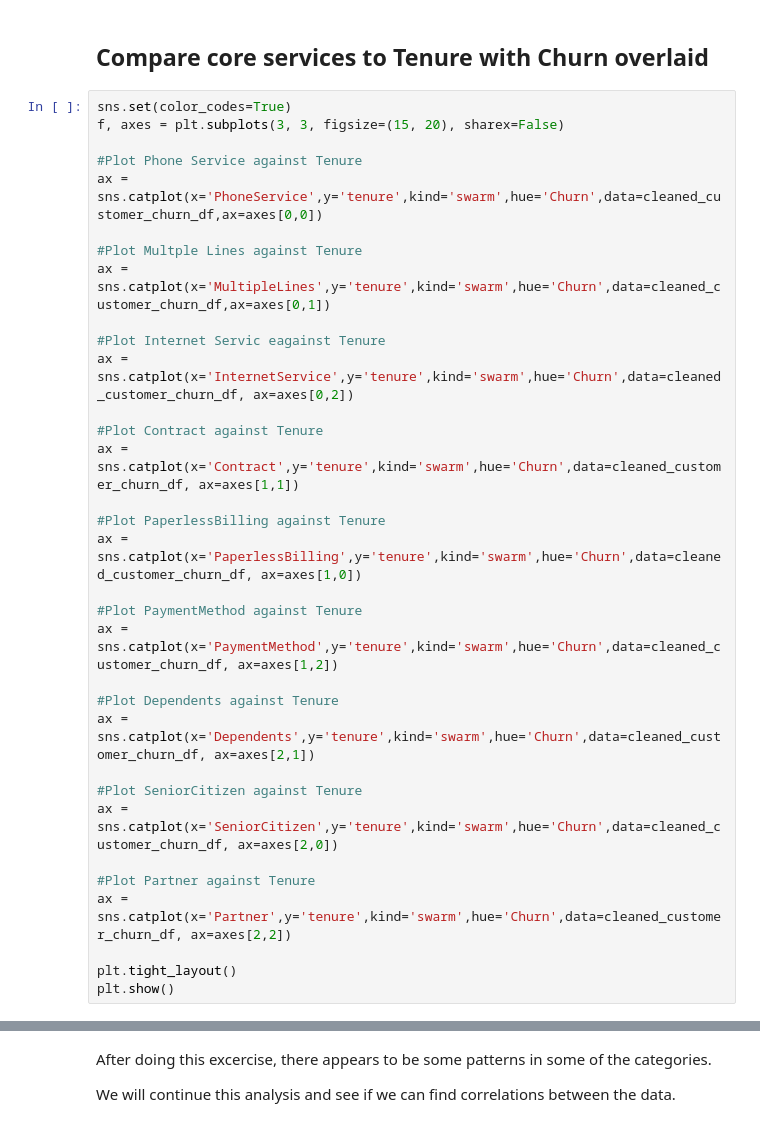
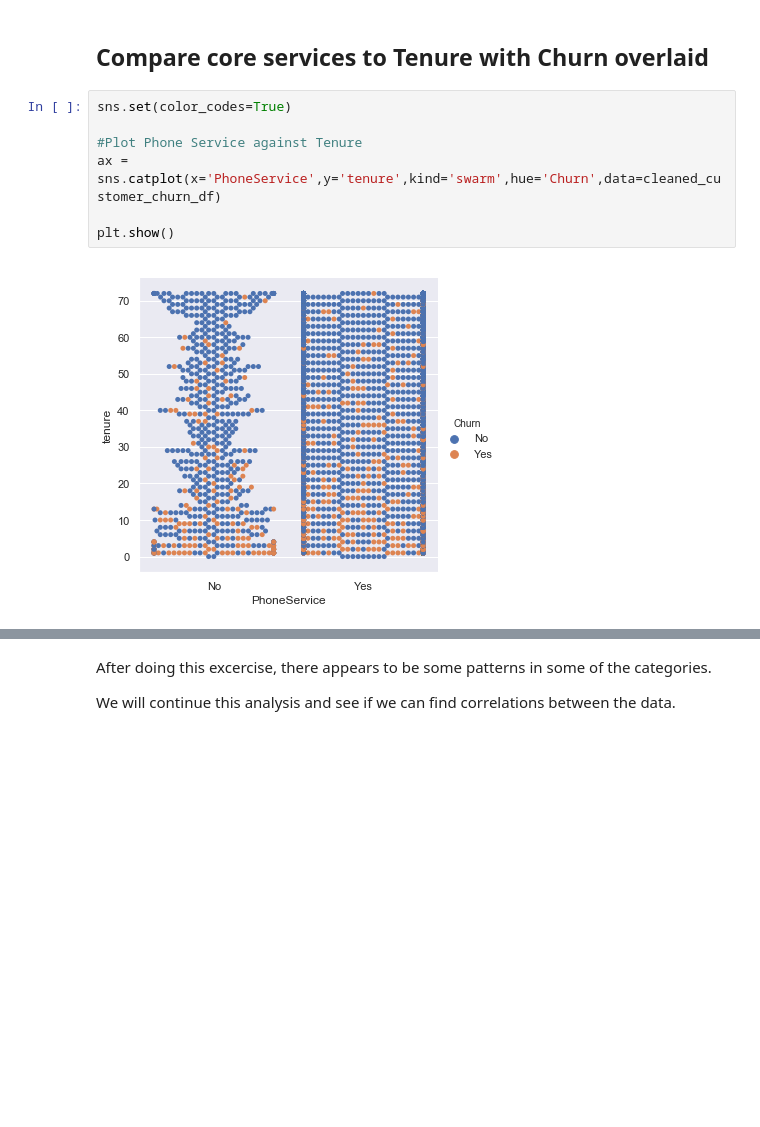
Before and after one commit to DeadBigRedDog/Customer-Churn-Data-Science-Project, a Jupyter notebook: CP1-2 - Customer Churn - Story Telling.ipynb, the cells around one changed output, grey strips where cells are left out. Drawn from its saved outputs; the diff is of its cells as text; blank space fills up the shorter version.

Commit message:
Broke out each churn comparison and added notes.

```diff
--- a/CP1-2 - Customer Churn - Story Telling.ipynb
+++ b/CP1-2 - Customer Churn - Story Telling.ipynb
@@ -151,36 +166,12 @@ plt.show()
 <p>There are some areas that have higher Tenure rates than others.  I think we need to take this a step further and add in Churn to see if there are any insights in the data.</p>
 # %% [markdown]
 <h2>Compare core services to Tenure with Churn overlaid</h2>
-# %%
-sns.set(color_codes=True)
-f, axes = plt.subplots(3, 3, figsize=(15, 20), sharex=False)
-
-#Plot Phone Service against Tenure
-ax = sns.catplot(x='PhoneService',y='tenure',kind='swarm',hue='Churn',data=cleaned_customer_churn_df,ax=axes[0,0])
-
-#Plot Multple Lines against Tenure
-ax = sns.catplot(x='MultipleLines',y='tenure',kind='swarm',hue='Churn',data=cleaned_customer_churn_df,ax=axes[0,1])
-
-#Plot Internet Servic eagainst Tenure
-ax = sns.catplot(x='InternetService',y='tenure',kind='swarm',hue='Churn',data=cleaned_customer_churn_df, ax=axes[0,2])
-
-#Plot Contract against Tenure
-ax = sns.catplot(x='Contract',y='tenure',kind='swarm',hue='Churn',data=cleaned_customer_churn_df, ax=axes[1,1])
-
-#Plot PaperlessBilling against Tenure
-ax = sns.catplot(x='PaperlessBilling',y='tenure',kind='swarm',hue='Churn',data=cleaned_customer_churn_df, ax=axes[1,0])
-
-#Plot PaymentMethod against Tenure
-ax = sns.catplot(x='PaymentMethod',y='tenure',kind='swarm',hue='Churn',data=cleaned_customer_churn_df, ax=axes[1,2])
-
-#Plot Dependents against Tenure
-ax = sns.catplot(x='Dependents',y='tenure',kind='swarm',hue='Churn',data=cleaned_customer_churn_df, ax=axes[2,1])
-
-#Plot SeniorCitizen against Tenure
-ax = sns.catplot(x='SeniorCitizen',y='tenure',kind='swarm',hue='Churn',data=cleaned_customer_churn_df, ax=axes[2,0])
-
-#Plot Partner against Tenure
-ax = sns.catplot(x='Partner',y='tenure',kind='swarm',hue='Churn',data=cleaned_customer_churn_df, ax=axes[2,2])
-
-plt.tight_layout()
-plt.show()
+# %%
+sns.set(color_codes=True)
+
+#Plot Phone Service against Tenure
+ax = sns.catplot(x='PhoneService',y='tenure',kind='swarm',hue='Churn',data=cleaned_customer_churn_df)
+
+plt.show()
+# %% [output]
+[figure, added]
```
Also changed, not shown: parts of 19 cells of this notebook.
